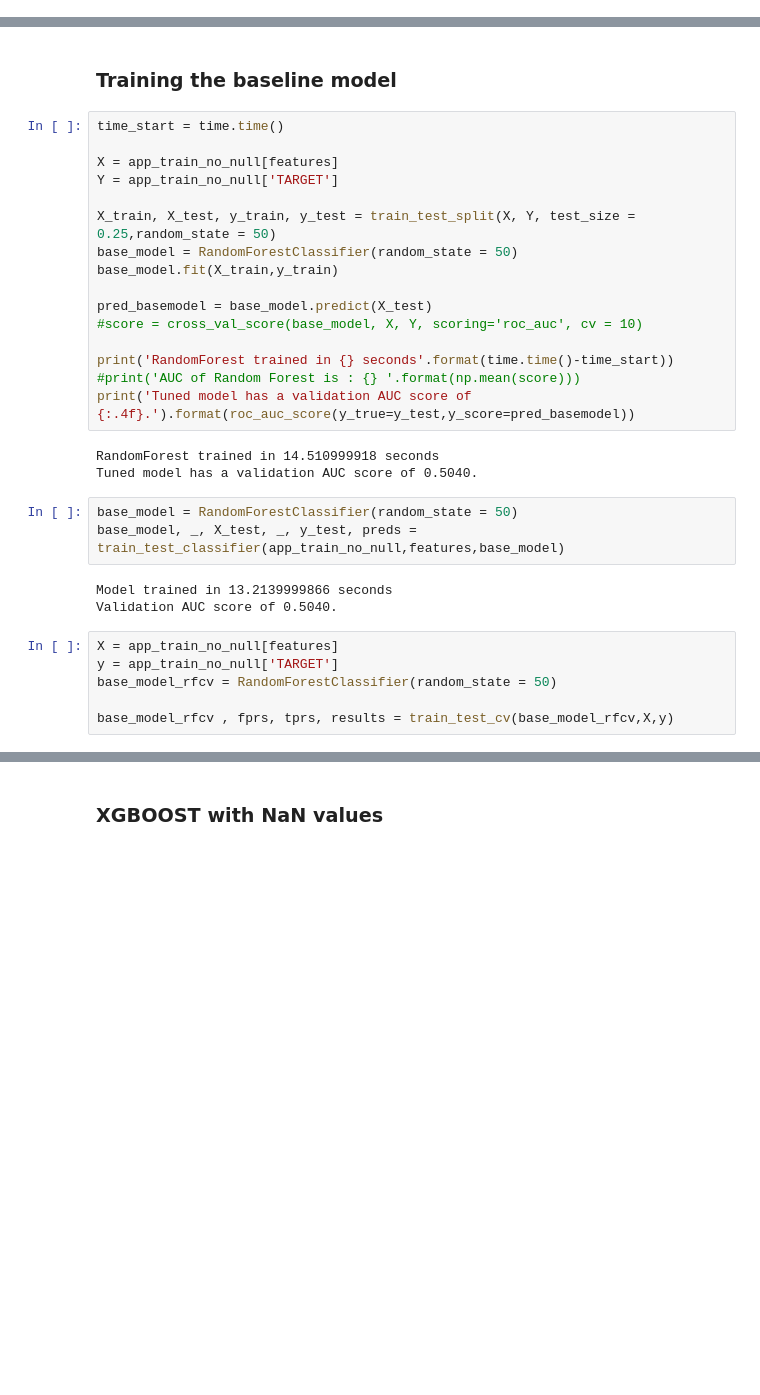
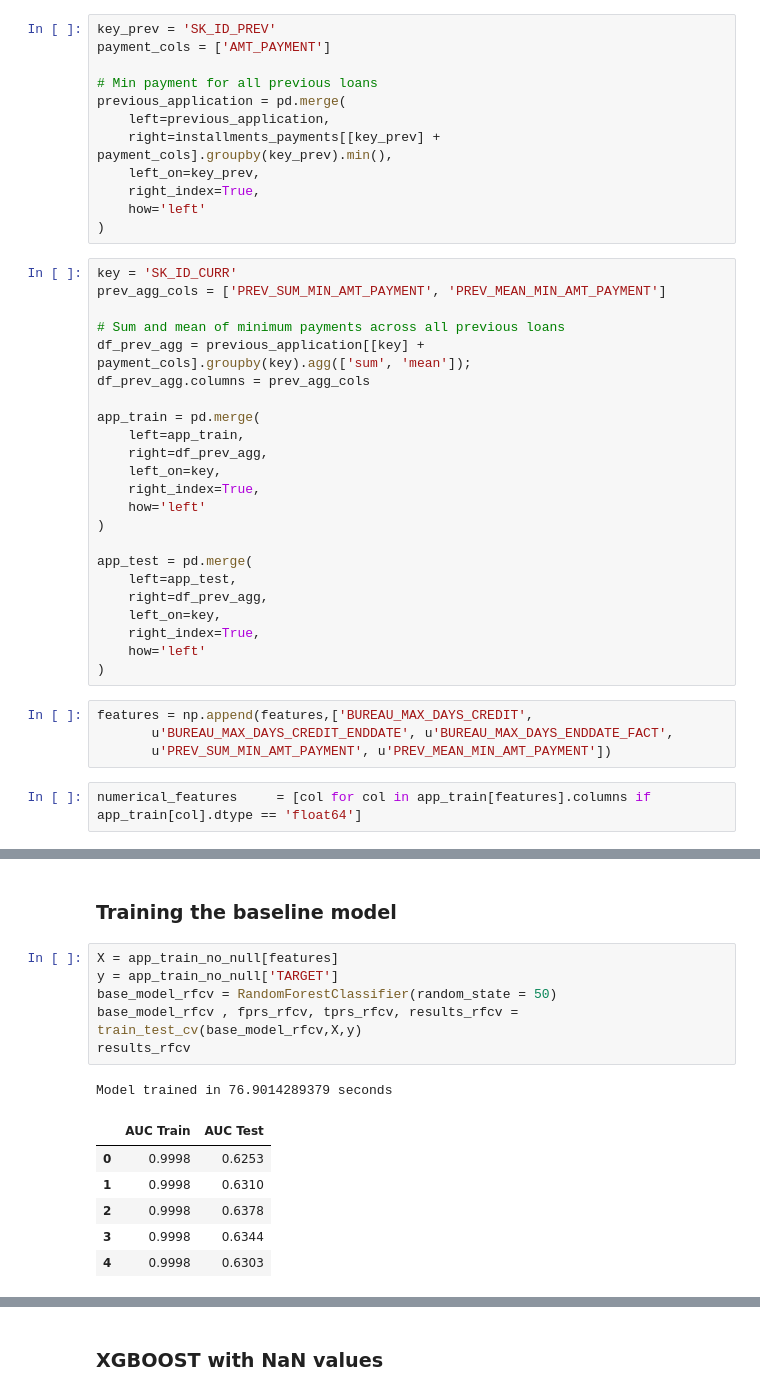
Before and after one commit to bodias/machine-learning, a Jupyter notebook: projects/capstone/home_credit/capstone_report.ipynb, the cells around one changed output, grey strips where cells are left out. Cells and saved outputs as stored; diff of their text form; blank space fills up the shorter version.

```diff
--- a/projects/capstone/home_credit/capstone_report.ipynb
+++ b/projects/capstone/home_credit/capstone_report.ipynb
@@ -484,2 +504,43 @@ app_train = app_train.drop(columns=['DAYS_EMPLOYED_OLD'])
+# %%
+key_prev = 'SK_ID_PREV'
+payment_cols = ['AMT_PAYMENT']
+
+# Min payment for all previous loans
+previous_application = pd.merge(
+    left=previous_application,
+    right=installments_payments[[key_prev] + payment_cols].groupby(key_prev).min(),
+    left_on=key_prev,
+    right_index=True,
+    how='left'
+)
+# %%
+key = 'SK_ID_CURR'
+prev_agg_cols = ['PREV_SUM_MIN_AMT_PAYMENT', 'PREV_MEAN_MIN_AMT_PAYMENT']
+
+# Sum and mean of minimum payments across all previous loans
+df_prev_agg = previous_application[[key] + payment_cols].groupby(key).agg(['sum', 'mean']);
+df_prev_agg.columns = prev_agg_cols
+
+app_train = pd.merge(
+    left=app_train,
+    right=df_prev_agg,
+    left_on=key,
+    right_index=True,
+    how='left'
+)
+
+app_test = pd.merge(
+    left=app_test,
+    right=df_prev_agg,
+    left_on=key,
+    right_index=True,
+    how='left'
+)
+# %%
+features = np.append(features,['BUREAU_MAX_DAYS_CREDIT',
+       u'BUREAU_MAX_DAYS_CREDIT_ENDDATE', u'BUREAU_MAX_DAYS_ENDDATE_FACT',
+       u'PREV_SUM_MIN_AMT_PAYMENT', u'PREV_MEAN_MIN_AMT_PAYMENT'])
+# %%
+numerical_features     = [col for col in app_train[features].columns if app_train[col].dtype == 'float64']
 # %% [markdown]
 ### Dealing with missing data
@@ -562,33 +668,16 @@ def train_test_cv(clf,X,y):
 # %% [markdown]
 ### Training the baseline model
-# %%
-time_start = time.time()
-
-X = app_train_no_null[features]
-Y = app_train_no_null['TARGET']
-
-X_train, X_test, y_train, y_test = train_test_split(X, Y, test_size = 0.25,random_state = 50)
-base_model = RandomForestClassifier(random_state = 50)
-base_model.fit(X_train,y_train)
-
-pred_basemodel = base_model.predict(X_test)
-#score = cross_val_score(base_model, X, Y, scoring='roc_auc', cv = 10)
-
-print('RandomForest trained in {} seconds'.format(time.time()-time_start))
-#print('AUC of Random Forest is : {} '.format(np.mean(score)))
-print('Tuned model has a validation AUC score of {:.4f}.').format(roc_auc_score(y_true=y_test,y_score=pred_basemodel))
-# %% [output]
-RandomForest trained in 14.510999918 seconds
-Tuned model has a validation AUC score of 0.5040.
-# %%
-base_model = RandomForestClassifier(random_state = 50)
-base_model, _, X_test, _, y_test, preds = train_test_classifier(app_train_no_null,features,base_model)
-# %% [output]
-Model trained in 13.2139999866 seconds
-Validation AUC score of 0.5040.
 # %%
 X = app_train_no_null[features]
 y = app_train_no_null['TARGET']
 base_model_rfcv = RandomForestClassifier(random_state = 50)
-
-base_model_rfcv , fprs, tprs, results = train_test_cv(base_model_rfcv,X,y)
+base_model_rfcv , fprs_rfcv, tprs_rfcv, results_rfcv = train_test_cv(base_model_rfcv,X,y)
+results_rfcv
+# %% [output]
+Model trained in 76.9014289379 seconds
+|  | AUC Train | AUC Test |
+| 0 | 0.9998 | 0.6253 |
+| 1 | 0.9998 | 0.6310 |
+| 2 | 0.9998 | 0.6378 |
+| 3 | 0.9998 | 0.6344 |
+| 4 | 0.9998 | 0.6303 |
```
Also changed, not shown: parts of 36 cells of this notebook, 3 other files.
